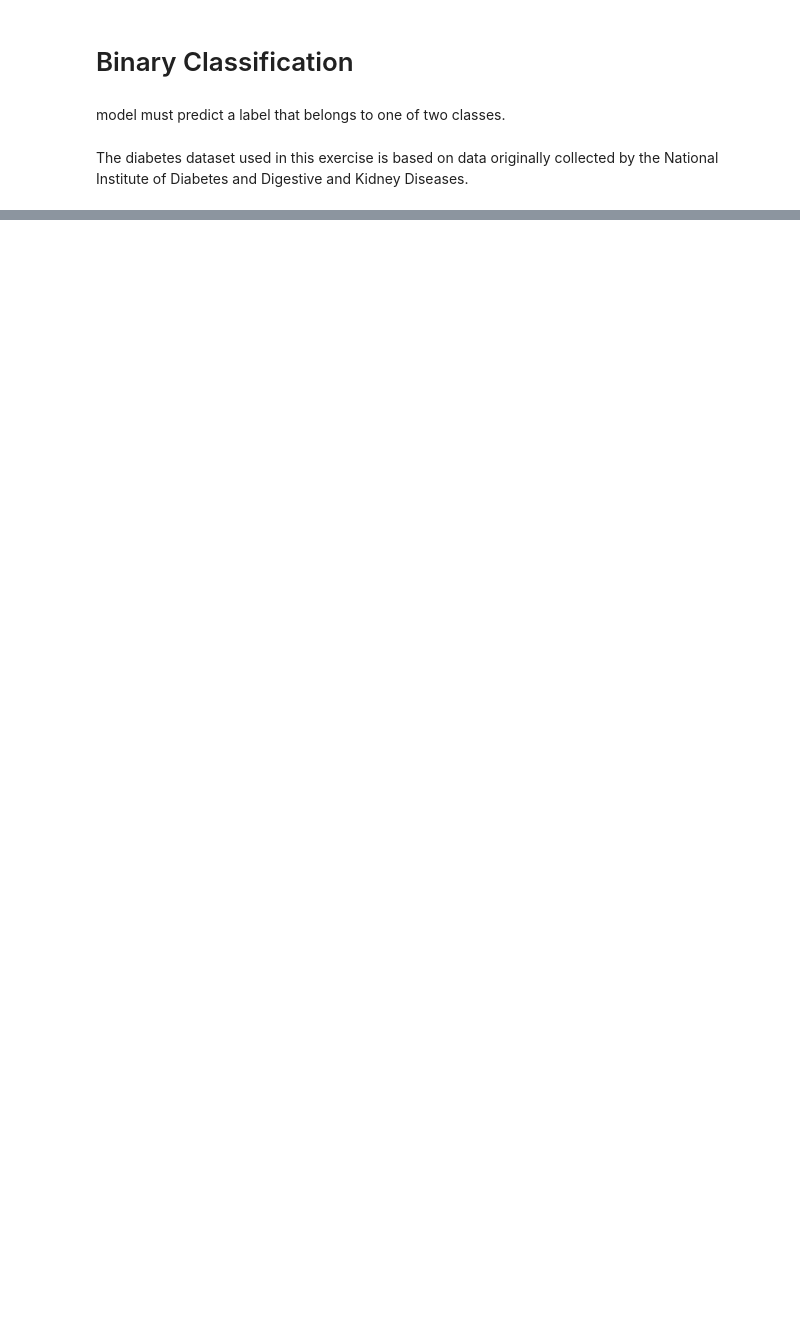
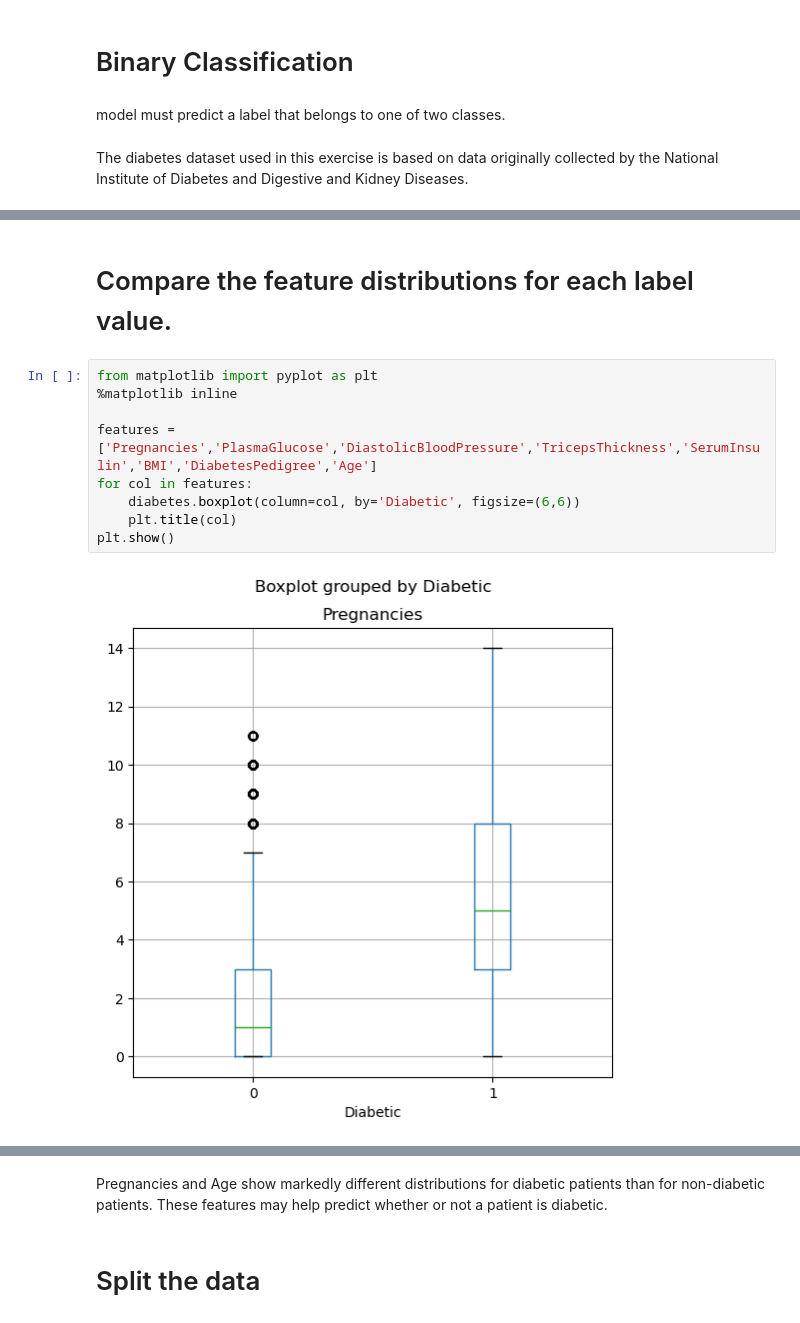
Before and after one commit to chimi-pt/Data-Science, a Jupyter notebook: Train and evaluate a classification model.ipynb, the cells around one changed output, grey strips where cells are left out. Cells and saved outputs as stored; diff of their text form; blank space fills up the shorter version.

```diff
--- a/Train and evaluate a classification model.ipynb
+++ b/Train and evaluate a classification model.ipynb
@@ -37,0 +59,13 @@ Saving to: 'diabetes.csv'
+# %% [markdown]
+#  Compare the feature distributions for each label value.
+# %%
+from matplotlib import pyplot as plt
+%matplotlib inline
+
+features = ['Pregnancies','PlasmaGlucose','DiastolicBloodPressure','TricepsThickness','SerumInsulin','BMI','DiabetesPedigree','Age']
+for col in features:
+    diabetes.boxplot(column=col, by='Diabetic', figsize=(6,6))
+    plt.title(col)
+plt.show()
+# %% [output]
+[figure, added]
@@ -37,0 +79,4 @@ Saving to: 'diabetes.csv'
+# %% [markdown]
+ Pregnancies and Age show markedly different distributions for diabetic patients than for non-diabetic patients. These features may help predict whether or not a patient is diabetic.
+# %% [markdown]
+# Split the data
```
Also changed, not shown: parts of 30 cells of this notebook.
